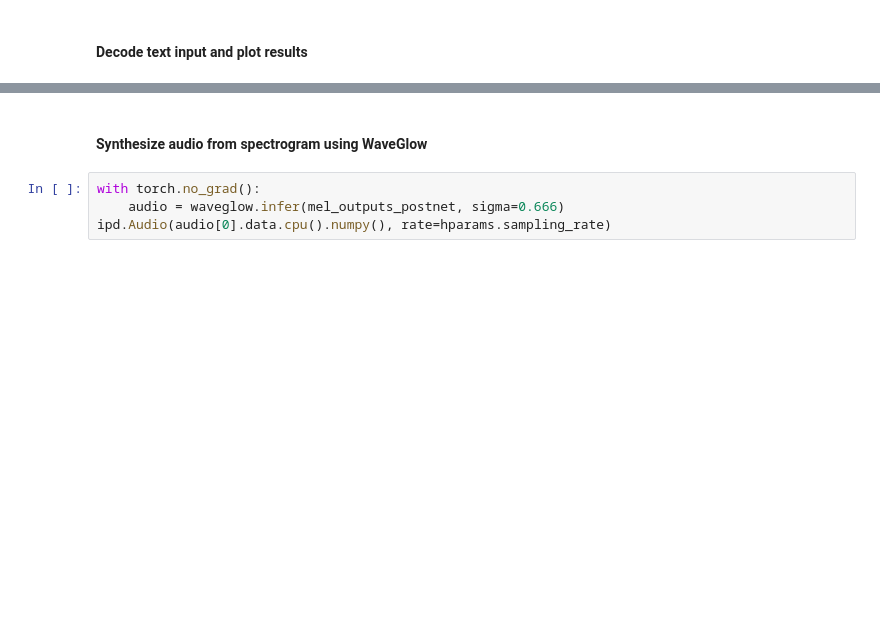
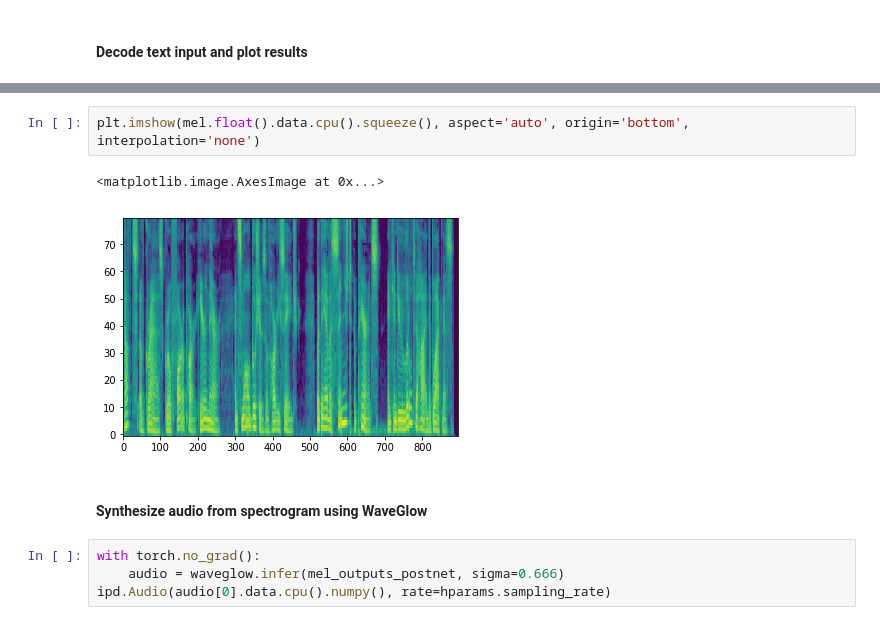
Before and after one commit to EugKar/tacotron2-pytorch, a Jupyter notebook: inference.ipynb, the cells around one changed output, grey strips where cells are left out. Saved outputs shown, nothing was run; the diff lists cells and outputs as text; blank space fills up the shorter version.

```diff
--- a/inference.ipynb
+++ b/inference.ipynb
@@ -147,3 +140,8 @@ Warning! Reached max decoder steps
+# %%
+plt.imshow(mel.float().data.cpu().squeeze(), aspect='auto', origin='bottom', interpolation='none')
+# %% [output]
+<matplotlib.image.AxesImage at 0x...>
+[figure, added]
 # %% [markdown]
 #### Synthesize audio from spectrogram using WaveGlow
 # %%
```
Also changed, not shown: parts of 8 cells of this notebook, 1 other file.
